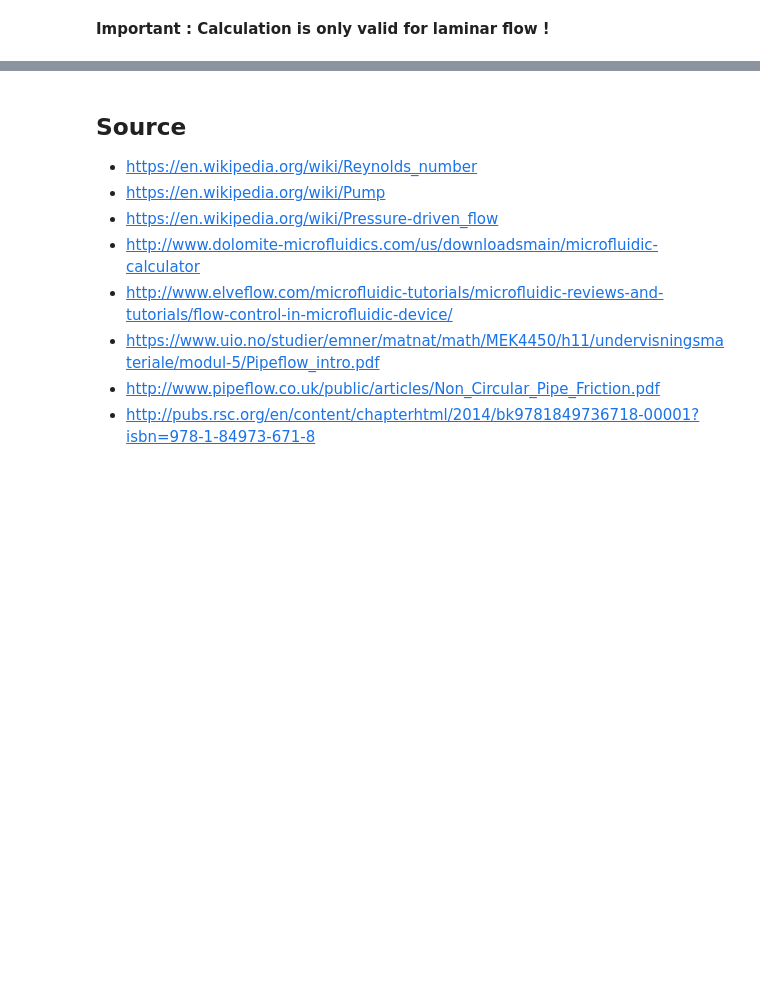
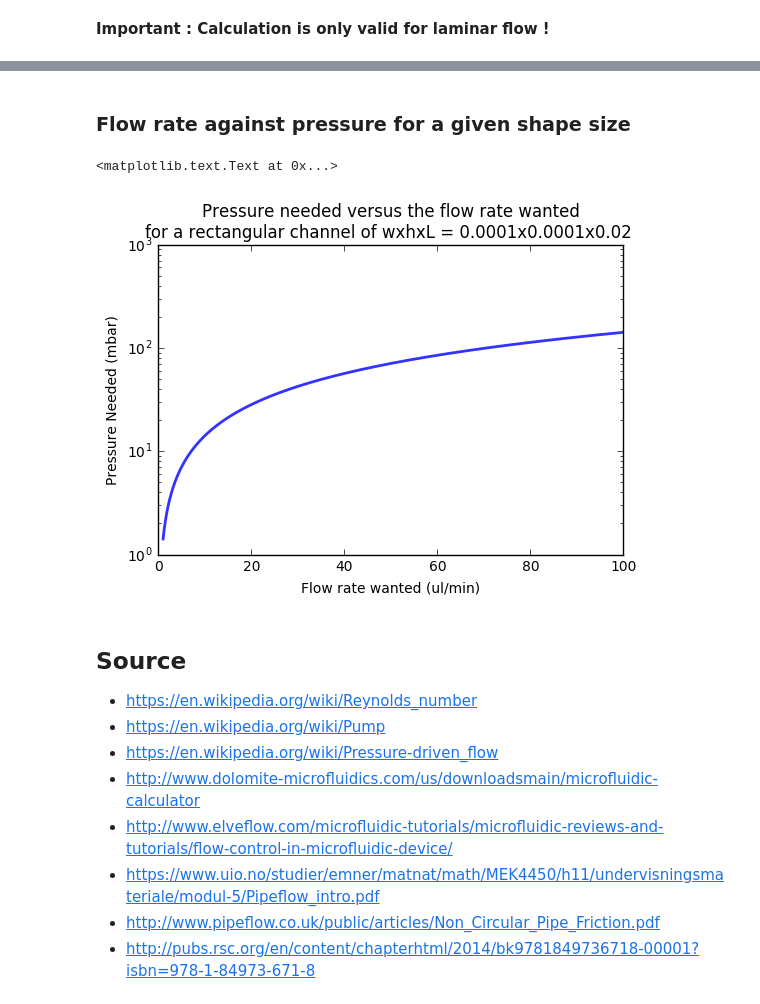
Before and after one commit to hadim/Public-Notebooks, a Jupyter notebook: Theory/Microfluidic Flow Rate/notebook.ipynb, the cells around one changed output, grey strips where cells are left out. Saved outputs shown, nothing was run; the diff lists cells and outputs as text; code cells hidden in the pictures; blank space fills up the shorter version.

```diff
--- a/Theory/Microfluidic Flow Rate/notebook.ipynb
+++ b/Theory/Microfluidic Flow Rate/notebook.ipynb
@@ -186,3 +250,39 @@ Flow regime is laminar.
+# %% [markdown]
+### Flow rate against pressure for a given shape size
+# %%
+n = 1000
+
+## Geometry
+height = 100e-6  # m
+width = 100e-6  # m
+length = 20e-3  # m
+
+## Water at 20°C
+viscosity = 1.307e-3  # Pa.s or  N.s/m²
+density = 1e3  # kg/m³
+
+## Flow rate wanted
+flow_rate = np.linspace(1, 100, n)  # ul/min
+
+## Convert flow rate to IU
+flow_rate_iu = (flow_rate / 60) * 1e-9
+
+pressure_rectangle = calculate_pressure_rectangle(height, width, viscosity, length, flow_rate_iu)
+
+fig, ax = plt.subplots()
+
+ax.plot(flow_rate, pressure_rectangle / 100, label="Square Channel", lw=2, alpha=0.8)
+
+ax.set_xlabel("Flow rate wanted (ul/min)")
+ax.set_ylabel("Pressure Needed (mbar)")
+
+#ax.set_xscale("log")
+ax.set_yscale("log")
+
+ax.set_title("Pressure needed versus the flow rate wanted\nfor a rectangular channel of wxhxL = {}x{}x{} ".format(height, width, length))
+# %% [output]
+<matplotlib.text.Text at 0x...>
+[figure, added]
 # %% [markdown]
 ## Source
 
```
Also changed, not shown: parts of 6 cells of this notebook.
